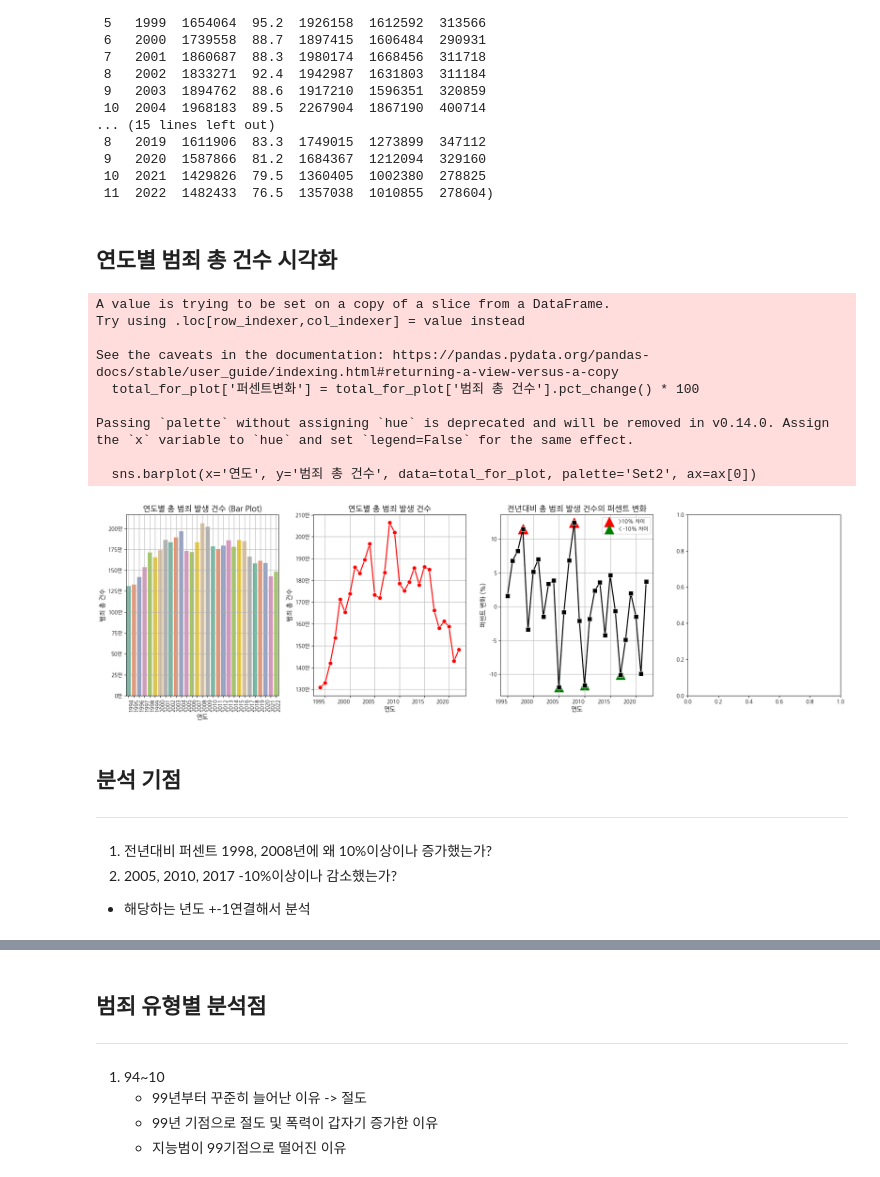
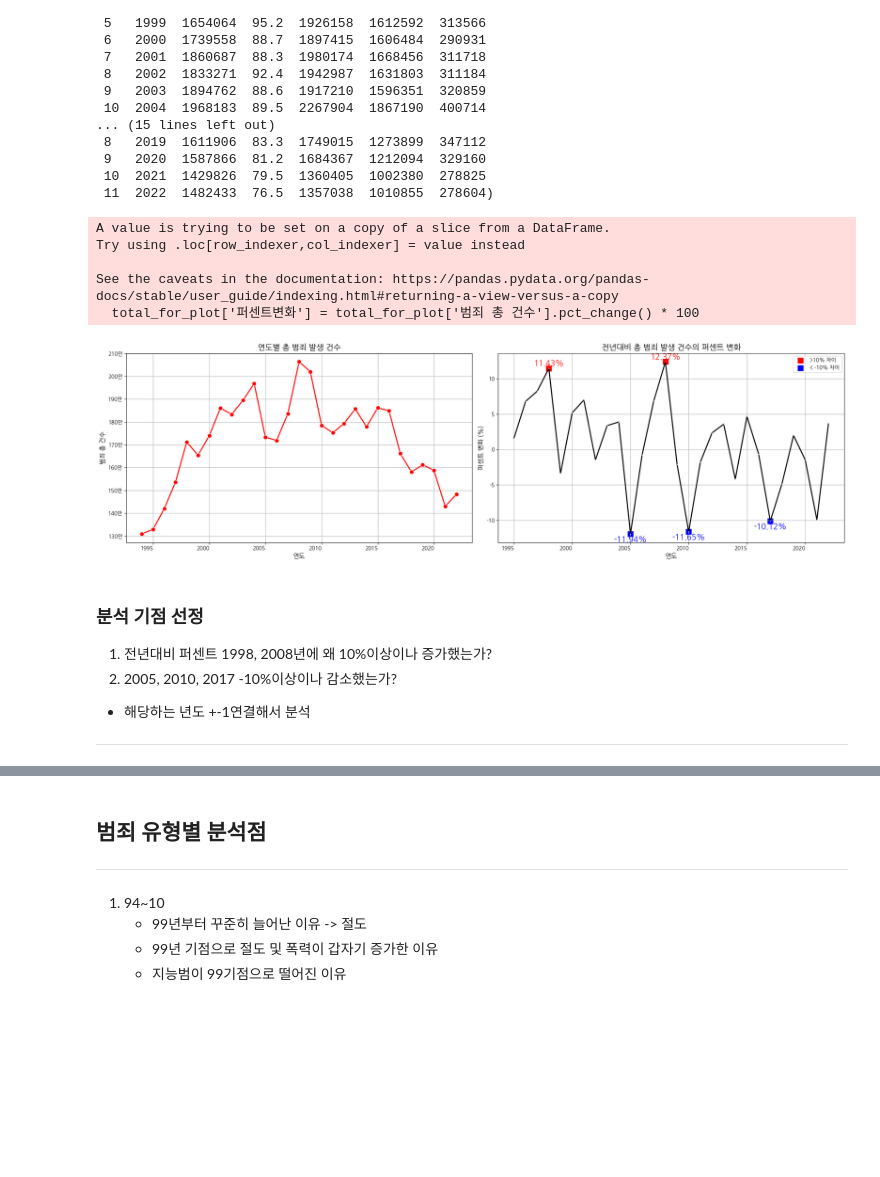
Before and after one commit to addinedu-ros-6th/eda-repo-4, a Jupyter notebook: Source/1.범죄 총건수 및 유형별 분석기점 선정.ipynb, the cells around one changed output, grey strips where cells are left out. Saved outputs shown, nothing was run; the diff lists cells and outputs as text; code cells hidden in the pictures; blank space fills up the shorter version.

```diff
--- a/Source/범죄csv정리.ipynb
+++ b/Source/1.범죄 총건수 및 유형별 분석기점 선정.ipynb
@@ -32,8 +36,6 @@ df1, df2
  9   2020  1587866  81.2  1684367  1212094  329160
  10  2021  1429826  79.5  1360405  1002380  278825
  11  2022  1482433  76.5  1357038  1010855  278604)
-# %% [markdown]
-## 연도별 범죄 총 건수 시각화
 # %%
 import pandas as pd
 import matplotlib.pyplot as plt
@@ -41,9 +43,7 @@ import seaborn as sns
 import koreanize_matplotlib
 from matplotlib.ticker import FuncFormatter
 
-
-
-#94년도 데이터 계산을 위한 93년 데이터 추가
+# 94년도 데이터 계산을 위한 93년 데이터 추가
 total = pd.concat([df1, df2])
 new_row = pd.DataFrame({'연도': ['1993'], '범죄 총 건수': [1304349]})
 total = pd.concat([new_row, total]).reset_index(drop=True)
@@ -53,76 +53,58 @@ total['범죄 총 건수'] = pd.to_numeric(total['범죄 총 건수'], errors='c
 total['차이'] = total['범죄 총 건수'].diff()
 total['퍼센트변화'] = total['범죄 총 건수'].pct_change() * 100  # 퍼센트로 계산
 
-
-
-
 total_for_plot = total[total['연도'] != '1993']
 total_for_plot['퍼센트변화'] = total_for_plot['범죄 총 건수'].pct_change() * 100
 
-
-threshold_5 = 5
 threshold_10 = 10
 
-fig, ax = plt.subplots(1, 4, figsize=(20, 6))
+fig, ax = plt.subplots(1, 2, figsize=(20, 6))
+formatter = FuncFormatter(lambda x, pos: "{:,.0f}".format(x//10000) + "만")
 
-sns.barplot(x='연도', y='범죄 총 건수', data=total_for_plot, palette='Set2', ax=ax[0])
-ax[0].set_title('연도별 총 범죄 발생 건수 (Bar Plot)', fontsize=15)
+sns.lineplot(x='연도', y='범죄 총 건수', data=total_for_plot, marker='o', markersize=8, color='r', linewidth=2, ax=ax[0])
+ax[0].set_title('연도별 총 범죄 발생 건수', fontsize=15)
 ax[0].set_xlabel('연도', fontsize=12)
 ax[0].set_ylabel('범죄 총 건수', fontsize=12)
-formatter = FuncFormatter(lambda x, pos: "{:,.0f}".format(x//10000) + "만")
 ax[0].yaxis.set_major_formatter(formatter)
 
-sns.lineplot(x='연도', y='범죄 총 건수', data=total_for_plot, marker='o', markersize=8, color='r', linewidth=2, ax=ax[1])
-ax[1].set_title('연도별 총 범죄 발생 건수', fontsize=15)
+sns.lineplot(x='연도', y='퍼센트변화', data=total_for_plot, marker='s', markersize=1, color='black', linewidth=2, ax=ax[1])
+ax[1].set_title('전년대비 총 범죄 발생 건수의 퍼센트 변화', fontsize=15)
 ax[1].set_xlabel('연도', fontsize=12)
-ax[1].set_ylabel('범죄 총 건수', fontsize=12)
-ax[1].yaxis.set_major_formatter(formatter)
-
-sns.lineplot(x='연도', y='퍼센트변화', data=total_for_plot, marker='s', markersize=8, color='black', linewidth=2, ax=ax[2])
-ax[2].set_title('전년대비 총 범죄 발생 건수의 퍼센트 변화', fontsize=15)
-ax[2].set_xlabel('연도', fontsize=12)
-ax[2].set_ylabel('퍼센트 변화 (%)', fontsize=12)
-
-
-
-
-# diff_points_5 = total_for_plot[(total_for_plot['퍼센트변화'].abs() > threshold_5) & (total_for_plot['퍼센트변화'].abs() < threshold_10)]
-# ax[2].scatter(x=diff_points_5['연도'], y=diff_points_5['퍼센트변화'], color='orange', s=200, marker='v', label=f'>{threshold_5}% 차이')
+ax[1].set_ylabel('퍼센트 변화 (%)', fontsize=12)
 
 diff_points_10_positive = total_for_plot[total_for_plot['퍼센트변화'] > threshold_10]
-ax[2].scatter(x=diff_points_10_positive['연도'], y=diff_points_10_positive['퍼센트변화'], color='red', s=350, marker='^', label=f'>{threshold_10}% 차이')
+ax[1].scatter(x=diff_points_10_positive['연도'], y=diff_points_10_positive['퍼센트변화'], color='red', s=100, marker='s', label=f'>{threshold_10}% 차이')
 
 diff_points_10_negative = total_for_plot[total_for_plot['퍼센트변화'] < -threshold_10]
-ax[2].scatter(x=diff_points_10_negative['연도'], y=diff_points_10_negative['퍼센트변화'], color='g', s=300, marker='^', label=f'< -{threshold_10}% 차이')
+ax[1].scatter(x=diff_points_10_negative['연도'], y=diff_points_10_negative['퍼센트변화'], color='b', s=100, marker='s', label=f'< -{threshold_10}% 차이')
 
-plt.setp(ax[0].get_xticklabels(), rotation=90, ha="right", rotation_mode="anchor")
+# Annotate points
+for i, row in diff_points_10_positive.iterrows():
+    ax[1].annotate(f"{row['퍼센트변화']:.2f}%", (row['연도'], row['퍼센트변화']), textcoords="offset points", xytext=(0,5), ha='center', fontsize=15, color='r')
+for i, row in diff_points_10_negative.iterrows():
+    ax[1].annotate(f"{row['퍼센트변화']:.2f}%", (row['연도'], row['퍼센트변화']), textcoords="offset points", xytext=(0,-15), ha='center', fontsize=15, color='b')
+
+plt.setp(ax[0].get_xticklabels(), ha="right", rotation_mode="anchor")
 plt.setp(ax[1].get_xticklabels(), ha="right", rotation_mode="anchor")
-plt.setp(ax[2].get_xticklabels(), ha="right", rotation_mode="anchor")
-
-
 
 ax[0].grid(True)
 ax[1].grid(True)
-ax[2].grid(True)
 
-ax[2].legend()
+ax[1].legend()
 plt.tight_layout()
 
 plt.show()
 # %% [output]
 A value is trying to be set on a copy of a slice from a DataFrame.
 Try using .loc[row_indexer,col_indexer] = value instead
 
 See the caveats in the documentation: https://pandas.pydata.org/pandas-docs/stable/user_guide/indexing.html#returning-a-view-versus-a-copy
   total_for_plot['퍼센트변화'] = total_for_plot['범죄 총 건수'].pct_change() * 100
-
-Passing `palette` without assigning `hue` is deprecated and will be removed in v0.14.0. Assign the `x` variable to `hue` and set `legend=False` for the same effect.
-
-  sns.barplot(x='연도', y='범죄 총 건수', data=total_for_plot, palette='Set2', ax=ax[0])
-[figure, old version]
+[figure, new version]
 # %% [markdown]
-## 분석 기점
---------------------------------------------------
+### 분석 기점 선정
+
 1. 전년대비 퍼센트 1998, 2008년에 왜 10%이상이나 증가했는가?
 2. 2005, 2010, 2017 -10%이상이나 감소했는가?
 * 해당하는 년도 +-1연결해서 분석
+--------------------------------------------------
```
Also changed, not shown: parts of 20 cells of this notebook.
